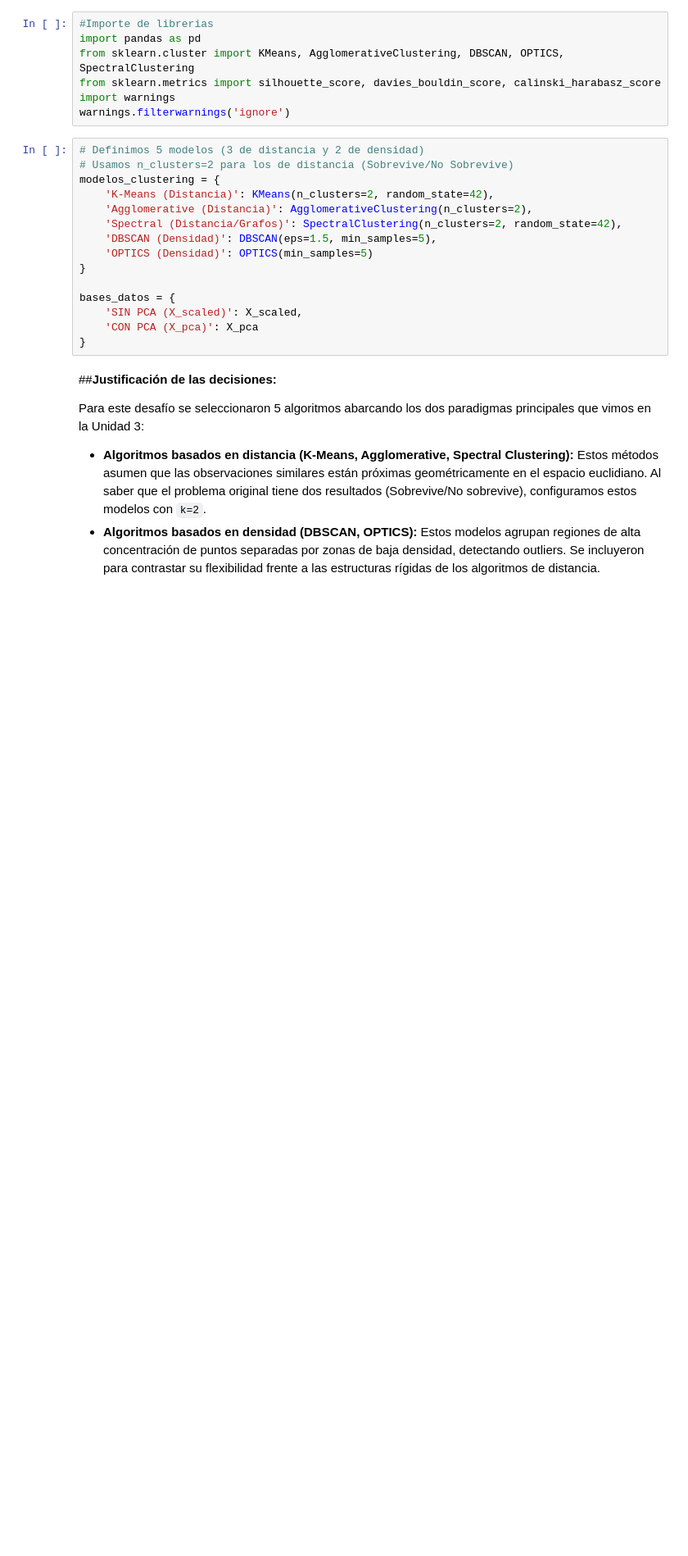
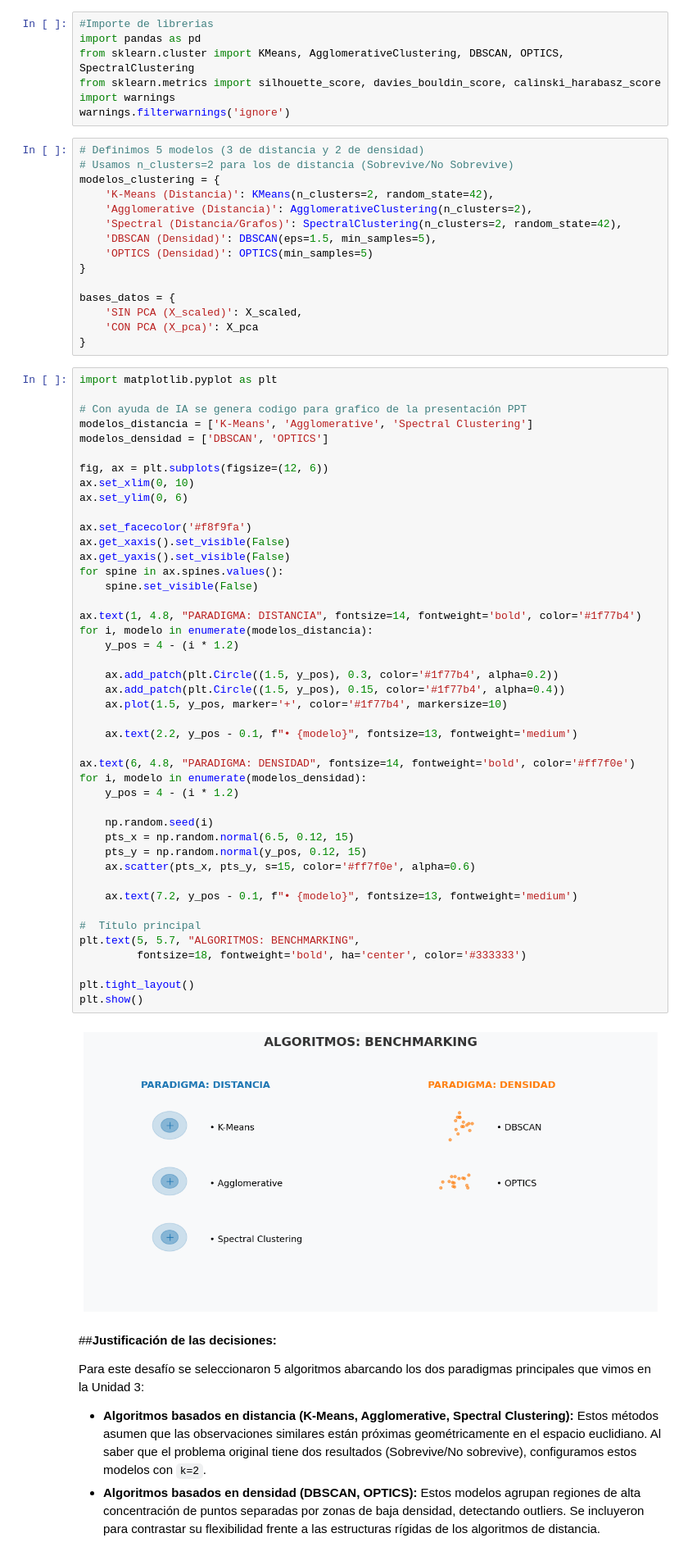
Before and after one commit to gaboproyectos93/Evaluacion-u3-titanic, a Jupyter notebook: Evaluacion_u3_titanic.ipynb, the cells around one changed output. Shown at 82% size. Saved outputs shown, nothing was run; the diff lists cells and outputs as text; blank space fills up the shorter version.

```diff
--- a/Evaluacion_u3_titanic.ipynb
+++ b/Evaluacion_u3_titanic.ipynb
@@ -791,6 +791,52 @@ bases_datos = {
     'SIN PCA (X_scaled)': X_scaled,
     'CON PCA (X_pca)': X_pca
 }
+# %%
+import matplotlib.pyplot as plt
+
+# Con ayuda de IA se genera codigo para grafico de la presentación PPT
+modelos_distancia = ['K-Means', 'Agglomerative', 'Spectral Clustering']
+modelos_densidad = ['DBSCAN', 'OPTICS']
+
+fig, ax = plt.subplots(figsize=(12, 6))
+ax.set_xlim(0, 10)
+ax.set_ylim(0, 6)
+
+ax.set_facecolor('#f8f9fa')
+ax.get_xaxis().set_visible(False)
+ax.get_yaxis().set_visible(False)
+for spine in ax.spines.values():
+    spine.set_visible(False)
+
+ax.text(1, 4.8, "PARADIGMA: DISTANCIA", fontsize=14, fontweight='bold', color='#1f77b4')
+for i, modelo in enumerate(modelos_distancia):
+    y_pos = 4 - (i * 1.2)
+
+    ax.add_patch(plt.Circle((1.5, y_pos), 0.3, color='#1f77b4', alpha=0.2))
+    ax.add_patch(plt.Circle((1.5, y_pos), 0.15, color='#1f77b4', alpha=0.4))
+    ax.plot(1.5, y_pos, marker='+', color='#1f77b4', markersize=10)
+
+    ax.text(2.2, y_pos - 0.1, f"• {modelo}", fontsize=13, fontweight='medium')
+
+ax.text(6, 4.8, "PARADIGMA: DENSIDAD", fontsize=14, fontweight='bold', color='#ff7f0e')
+for i, modelo in enumerate(modelos_densidad):
+    y_pos = 4 - (i * 1.2)
+
+    np.random.seed(i)
+    pts_x = np.random.normal(6.5, 0.12, 15)
+    pts_y = np.random.normal(y_pos, 0.12, 15)
+    ax.scatter(pts_x, pts_y, s=15, color='#ff7f0e', alpha=0.6)
+
+    ax.text(7.2, y_pos - 0.1, f"• {modelo}", fontsize=13, fontweight='medium')
+
+#  Título principal
+plt.text(5, 5.7, "ALGORITMOS: BENCHMARKING",
+         fontsize=18, fontweight='bold', ha='center', color='#333333')
+
+plt.tight_layout()
+plt.show()
+# %% [output]
+[figure, added]
 # %% [markdown]
 ##**Justificación de las decisiones:**
 
```
